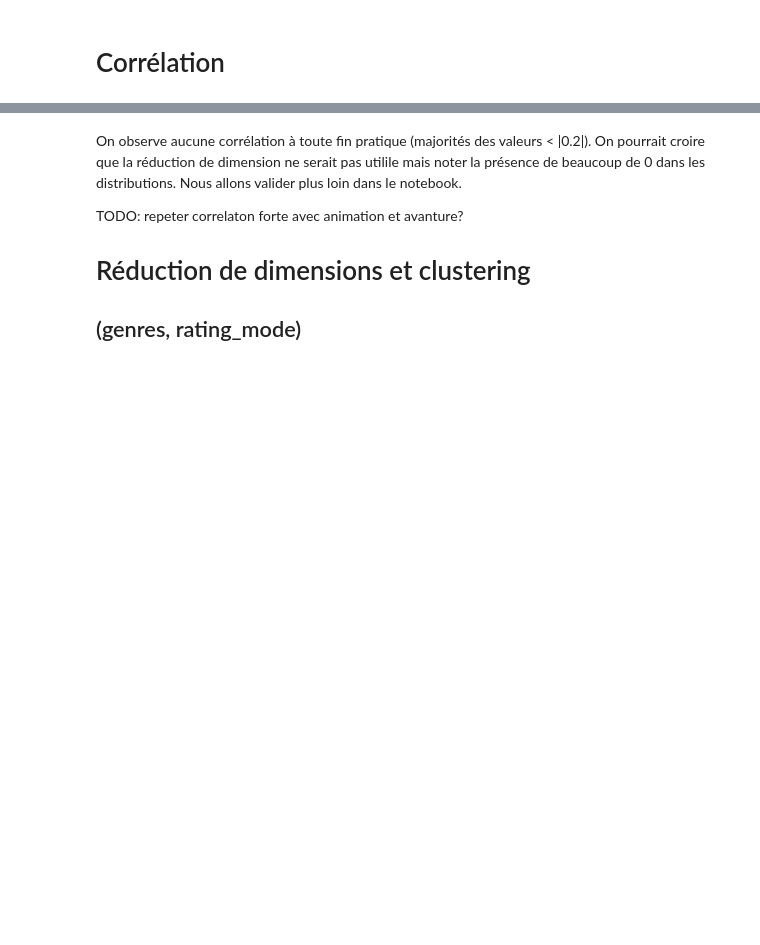
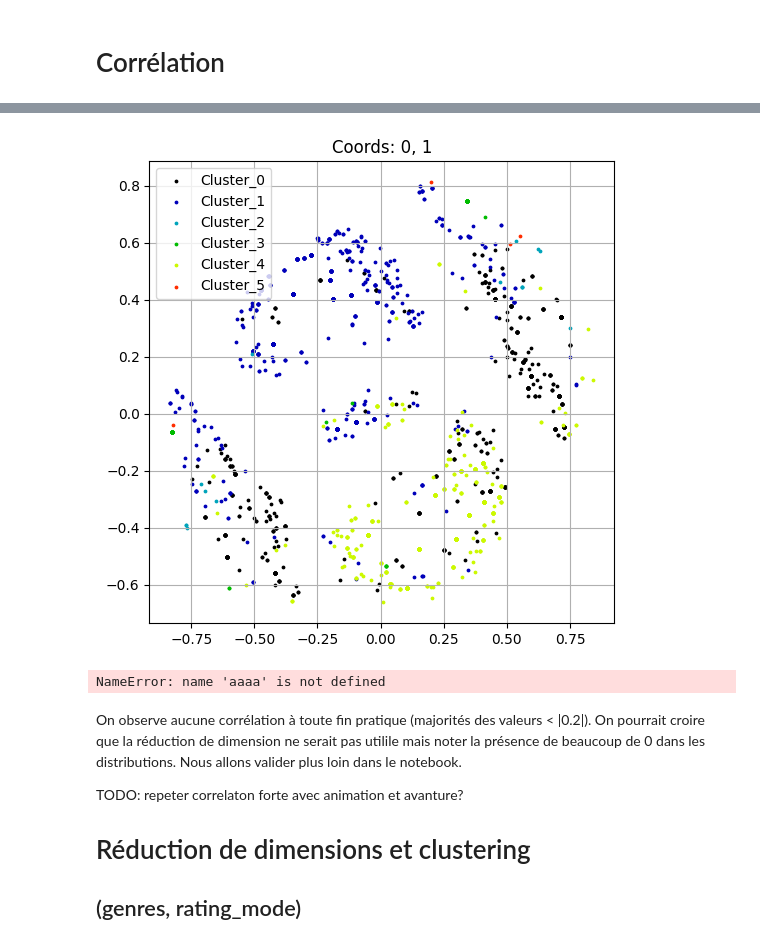
Before and after one commit to jfgagnon00/MovieLens, a Jupyter notebook: A58.ipynb, the cells around one changed output, grey strips where cells are left out. Saved outputs shown, nothing was run; the diff lists cells and outputs as text; code cells hidden in the pictures; blank space fills up the shorter version.

```diff
--- a/A58.ipynb
+++ b/A58.ipynb
@@ -399,3 +408,35 @@ Corrélation genres tfidf
+# %%
+mds_ = MDS(n_components=2,
+           dissimilarity="precomputed",
+           normalized_stress=False,
+           n_jobs=-1)
+
+frac = 0.3
+mds_data_df = genres_ohe_df.sample(frac=frac)
+distances2 = pairwise_distances(mds_data_df,
+                               metric="cosine",
+                               n_jobs=-1)
+
+cah_ = AgglomerativeClustering(n_clusters=6,
+                               metric="precomputed",
+                               linkage="average")
+cah_.fit(distances2);
+
+with hlp.Profile() as mds_profile:
+    coords = mds_.fit_transform(distances2)
+#     coords = mds_.transform(distances)
+# %%
+clstr.scatter_multiplot(coords,
+                        num_cols=1,
+                        marker_size=3,
+                        figsize=(6, 6),
+                        labels=cah_.labels_)
+# %% [output]
+[figure, added]
+# %%
+aaaa
+# %% [output]
+NameError: name 'aaaa' is not defined
 # %% [markdown]
 On observe aucune corrélation à toute fin pratique (majorités des valeurs < |0.2|). On pourrait croire que la réduction de dimension ne serait pas utilile mais noter la présence de beaucoup de 0 dans les distributions. Nous allons valider plus loin dans le notebook.
 
```
Also changed, not shown: parts of 42 cells of this notebook, 1 other file.
